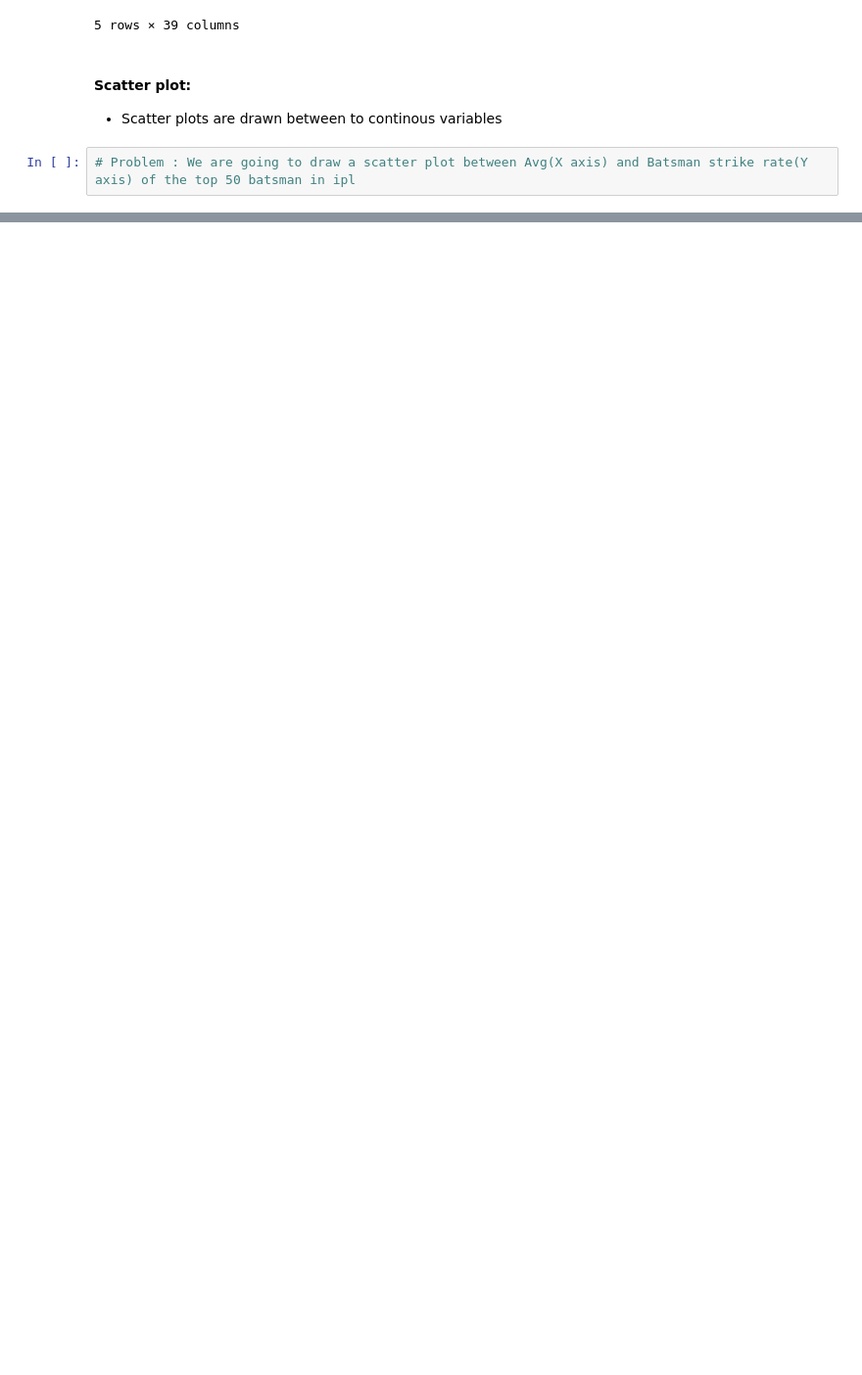
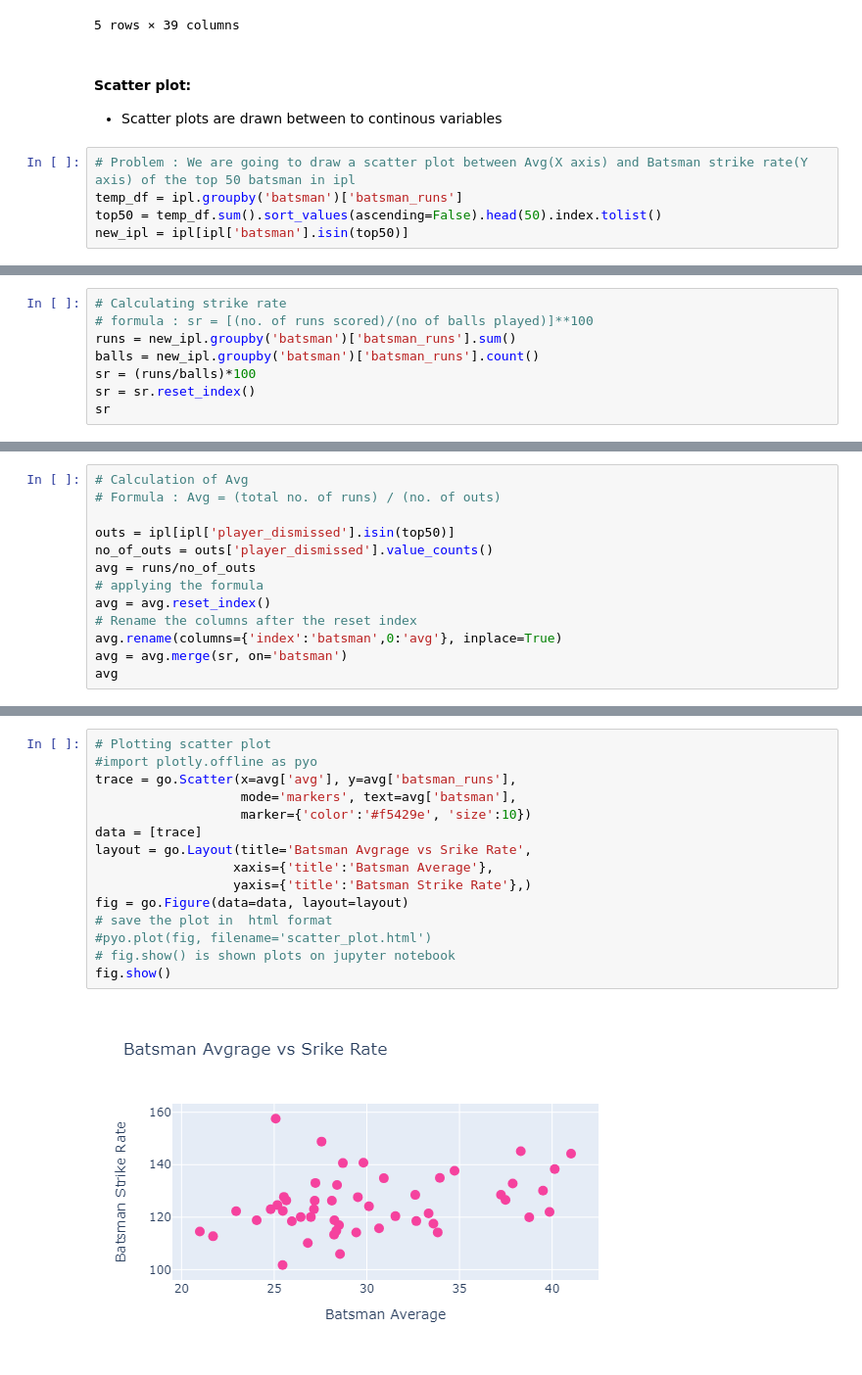
Before and after one commit to akashpagi/PLOTLY-GRAPHING-LIBRARY-FOR-DATA-SCIENCE, a Jupyter notebook: SESSION 24.2 - PLOTLY GRAPH OBJECT.ipynb, the cells around one changed output, grey strips where cells are left out. Shown at 98% size. Saved outputs shown, nothing was run; the diff lists cells and outputs as text; blank space fills up the shorter version.

Commit message:
[ go.Figure(), go.Layout(), go.Scatter() functions added]

```diff
--- a/SESSION 24.2 - PLOTLY GRAPH OBJECT.ipynb
+++ b/SESSION 24.2 - PLOTLY GRAPH OBJECT.ipynb
@@ -36,3 +98,6 @@ ipl.head()
 - Scatter plots are drawn between to continous variables
 # %%
 # Problem : We are going to draw a scatter plot between Avg(X axis) and Batsman strike rate(Y axis) of the top 50 batsman in ipl
+temp_df = ipl.groupby('batsman')['batsman_runs']
+top50 = temp_df.sum().sort_values(ascending=False).head(50).index.tolist()
+new_ipl = ipl[ipl['batsman'].isin(top50)]
@@ -40,0 +104,8 @@ SyntaxError: incomplete input (606648494.py, line 2)
+# %%
+# Calculating strike rate
+# formula : sr = [(no. of runs scored)/(no of balls played)]**100
+runs = new_ipl.groupby('batsman')['batsman_runs'].sum()
+balls = new_ipl.groupby('batsman')['batsman_runs'].count()
+sr = (runs/balls)*100
+sr = sr.reset_index()
+sr
@@ -40,0 +130,13 @@ SyntaxError: incomplete input (606648494.py, line 2)
+# %%
+# Calculation of Avg
+# Formula : Avg = (total no. of runs) / (no. of outs)
+
+outs = ipl[ipl['player_dismissed'].isin(top50)]
+no_of_outs = outs['player_dismissed'].value_counts()
+avg = runs/no_of_outs
+# applying the formula
+avg = avg.reset_index()
+# Rename the columns after the reset index
+avg.rename(columns={'index':'batsman',0:'avg'}, inplace=True)
+avg = avg.merge(sr, on='batsman')
+avg
@@ -40,0 +161,17 @@ SyntaxError: incomplete input (606648494.py, line 2)
+# %%
+# Plotting scatter plot
+#import plotly.offline as pyo
+trace = go.Scatter(x=avg['avg'], y=avg['batsman_runs'],
+                   mode='markers', text=avg['batsman'],
+                   marker={'color':'#f5429e', 'size':10})
+data = [trace]
+layout = go.Layout(title='Batsman Avgrage vs Srike Rate',
+                  xaxis={'title':'Batsman Average'},
+                  yaxis={'title':'Batsman Strike Rate'},)
+fig = go.Figure(data=data, layout=layout)
+# save the plot in  html format
+#pyo.plot(fig, filename='scatter_plot.html')
+# fig.show() is shown plots on jupyter notebook
+fig.show()
+# %% [output]
+[figure, added]
```
Also changed, not shown: parts of 8 cells of this notebook.
